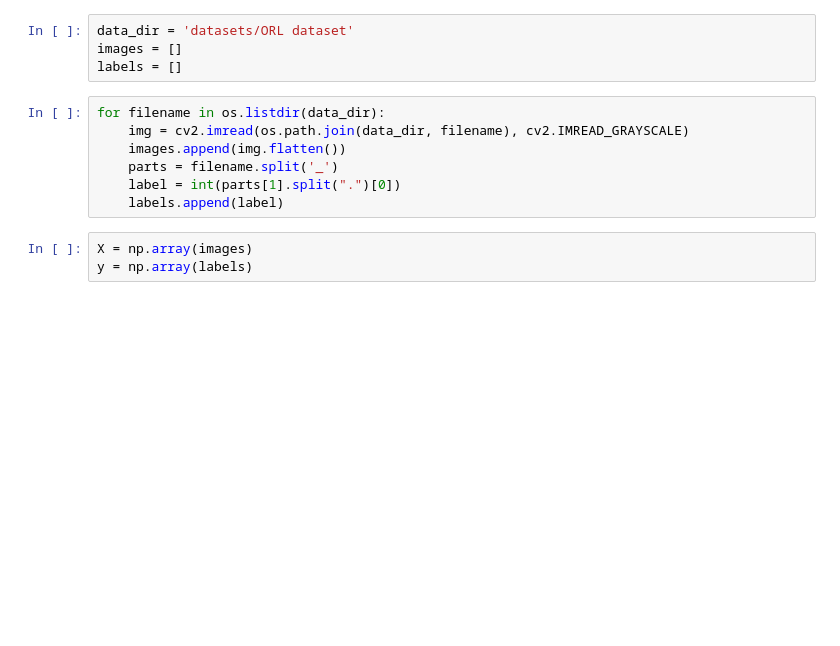
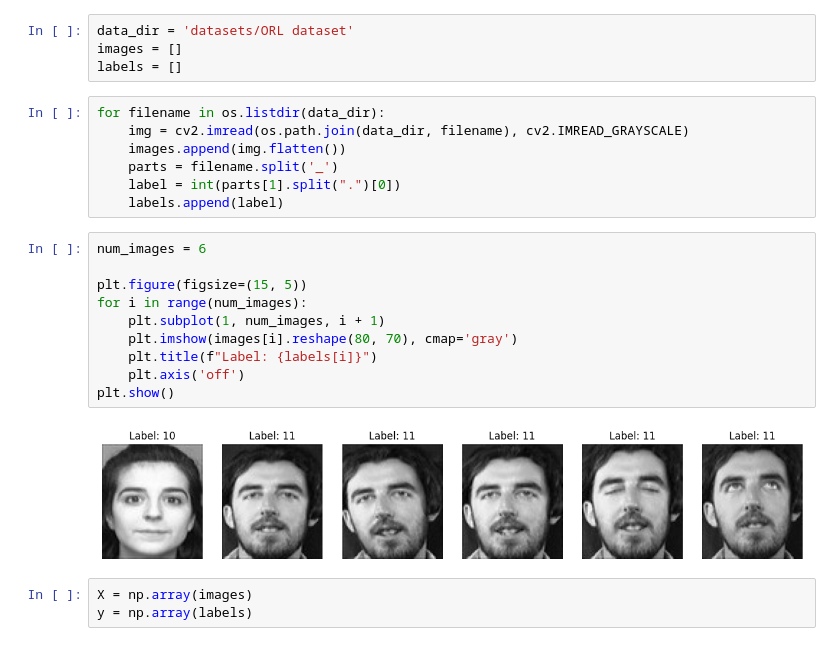
Before and after one commit to gsankarvg/pattern-recog-l2, a Jupyter notebook: q1.ipynb, the cells around one changed output. Cells and saved outputs as stored; diff of their text form; blank space fills up the shorter version.

```diff
--- a/q1.ipynb
+++ b/q1.ipynb
@@ -16,6 +17,18 @@ for filename in os.listdir(data_dir):
     parts = filename.split('_')
     label = int(parts[1].split(".")[0])
     labels.append(label)
+# %%
+num_images = 6
+
+plt.figure(figsize=(15, 5))
+for i in range(num_images):
+    plt.subplot(1, num_images, i + 1)
+    plt.imshow(images[i].reshape(80, 70), cmap='gray')
+    plt.title(f"Label: {labels[i]}")
+    plt.axis('off')
+plt.show()
+# %% [output]
+[figure, added]
 # %%
 X = np.array(images)
 y = np.array(labels)
```
Also changed, not shown: parts of 1 cell of this notebook, 3 other files.
